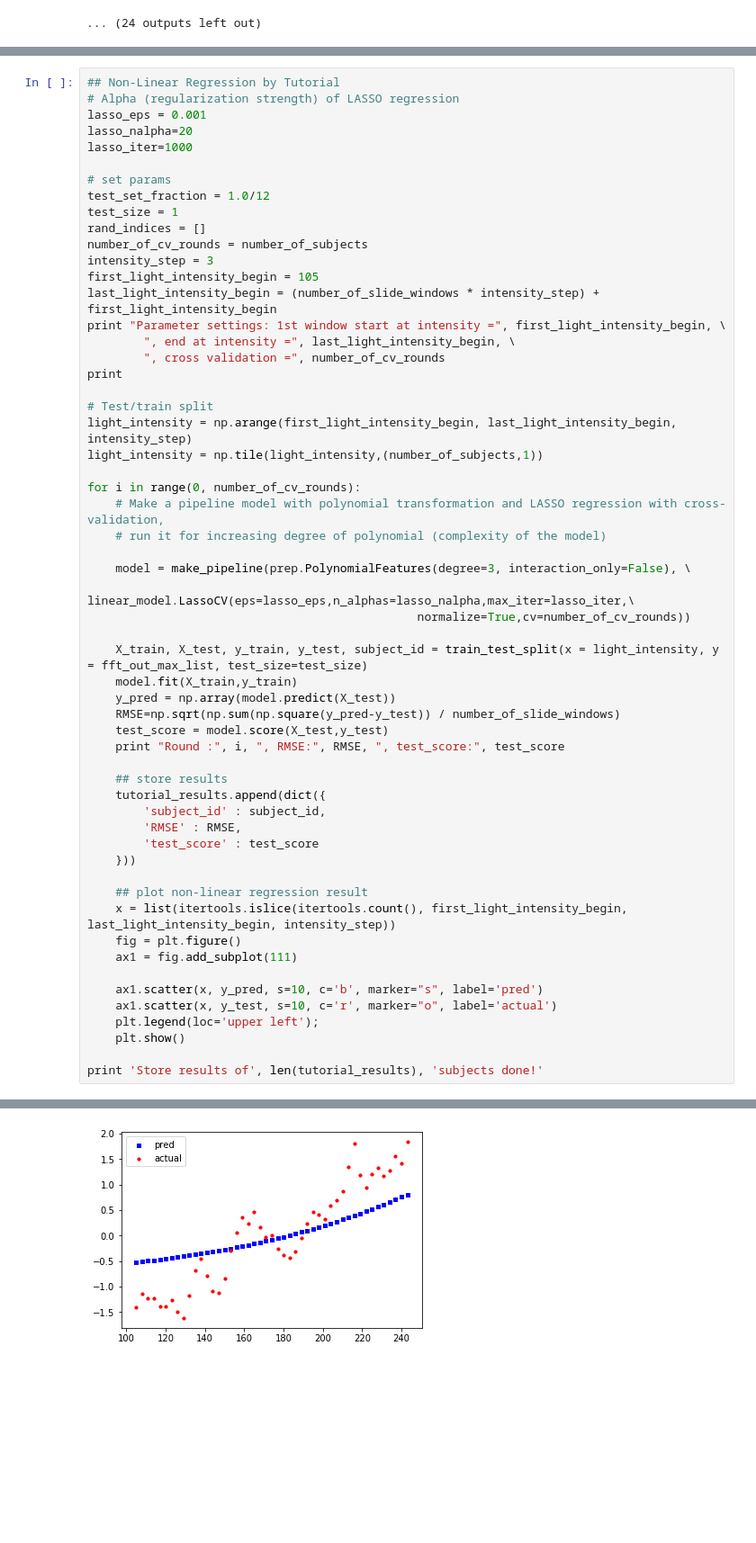
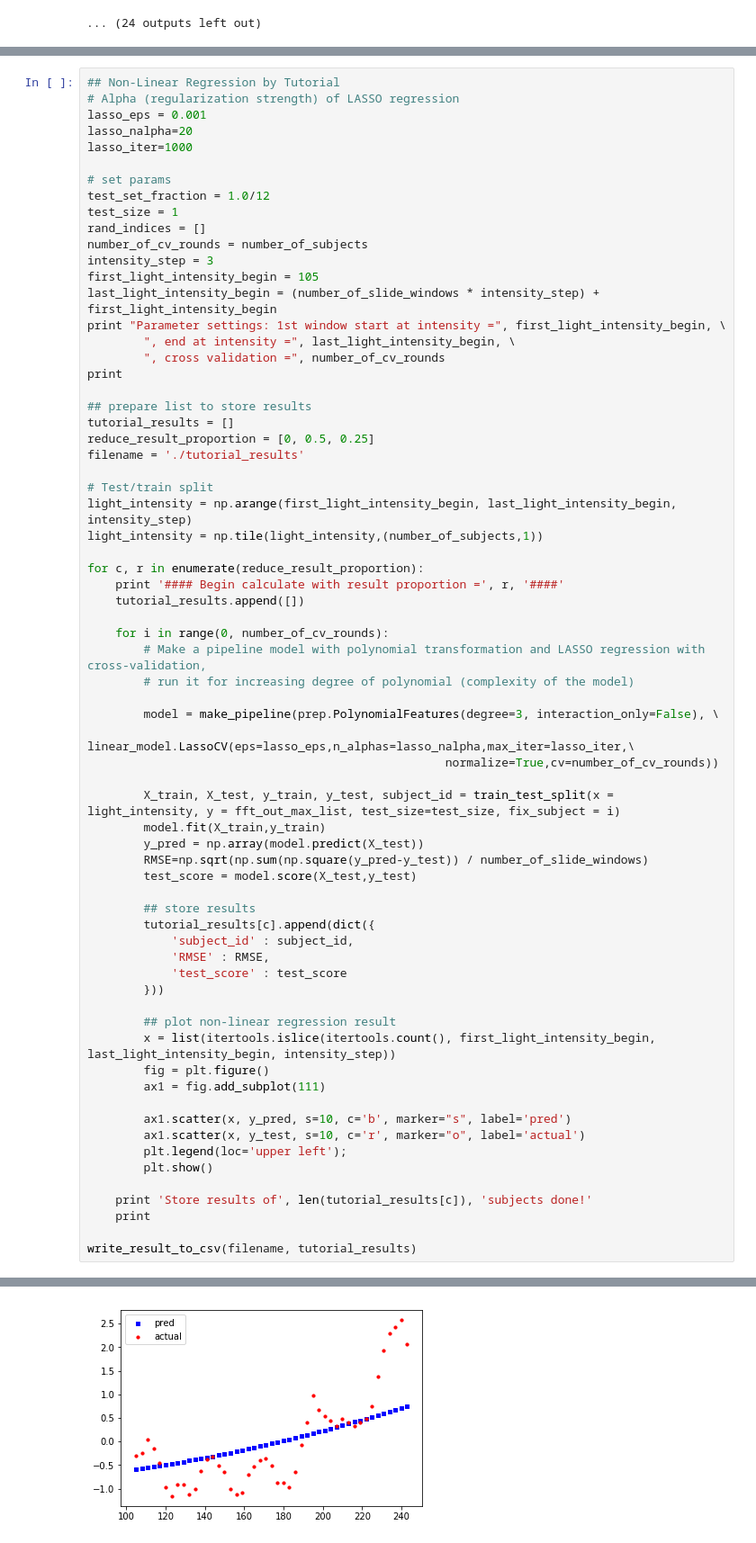
Before and after one commit to bamboojfc/SSVEP-nonLinearRegression, a Jupyter notebook: model-Copy1.ipynb, the cells around one changed output, grey strips where cells are left out. Shown at 90% size. Drawn from its saved outputs; the diff is of its cells as text; blank space fills up the shorter version.

Commit message:
write RMSE and test score to csv (for tutorial part) finish

```diff
--- a/model-Copy1.ipynb
+++ b/model-Copy1.ipynb
@@ -206,43 +229,54 @@ print "Parameter settings: 1st window start at intensity =", first_light_intensi
         ", cross validation =", number_of_cv_rounds
 print
 
+## prepare list to store results
+tutorial_results = []
+reduce_result_proportion = [0, 0.5, 0.25]
+filename = './tutorial_results'
+
 # Test/train split
 light_intensity = np.arange(first_light_intensity_begin, last_light_intensity_begin, intensity_step)
 light_intensity = np.tile(light_intensity,(number_of_subjects,1))
 
-for i in range(0, number_of_cv_rounds):
-    # Make a pipeline model with polynomial transformation and LASSO regression with cross-validation,
-    # run it for increasing degree of polynomial (complexity of the model)
+for c, r in enumerate(reduce_result_proportion):
+    print '#### Begin calculate with result proportion =', r, '####'
+    tutorial_results.append([])
 
-    model = make_pipeline(prep.PolynomialFeatures(degree=3, interaction_only=False), \
-                          linear_model.LassoCV(eps=lasso_eps,n_alphas=lasso_nalpha,max_iter=lasso_iter,\
-                                               normalize=True,cv=number_of_cv_rounds))
+    for i in range(0, number_of_cv_rounds):
+        # Make a pipeline model with polynomial transformation and LASSO regression with cross-validation,
+        # run it for increasing degree of polynomial (complexity of the model)
 
-    X_train, X_test, y_train, y_test, subject_id = train_test_split(x = light_intensity, y = fft_out_max_list, test_size=test_size)
-    model.fit(X_train,y_train)
-    y_pred = np.array(model.predict(X_test))
-    RMSE=np.sqrt(np.sum(np.square(y_pred-y_test)) / number_of_slide_windows)
-    test_score = model.score(X_test,y_test)
-    print "Round :", i, ", RMSE:", RMSE, ", test_score:", test_score
+        model = make_pipeline(prep.PolynomialFeatures(degree=3, interaction_only=False), \
+                              linear_model.LassoCV(eps=lasso_eps,n_alphas=lasso_nalpha,max_iter=lasso_iter,\
+                                                   normalize=True,cv=number_of_cv_rounds))
 
-    ## store results
-    tutorial_results.append(dict({
-        'subject_id' : subject_id,
-        'RMSE' : RMSE,
-        'test_score' : test_score
-    }))
+        X_train, X_test, y_train, y_test, subject_id = train_test_split(x = light_intensity, y = fft_out_max_list, test_size=test_size, fix_subject = i)
+        model.fit(X_train,y_train)
+        y_pred = np.array(model.predict(X_test))
+        RMSE=np.sqrt(np.sum(np.square(y_pred-y_test)) / number_of_slide_windows)
+        test_score = model.score(X_test,y_test)
 
-    ## plot non-linear regression result
-    x = list(itertools.islice(itertools.count(), first_light_intensity_begin, last_light_intensity_begin, intensity_step))
-    fig = plt.figure()
-    ax1 = fig.add_subplot(111)
+        ## store results
+        tutorial_results[c].append(dict({
+            'subject_id' : subject_id,
+            'RMSE' : RMSE,
+            'test_score' : test_score
+        }))
 
-    ax1.scatter(x, y_pred, s=10, c='b', marker="s", label='pred')
-    ax1.scatter(x, y_test, s=10, c='r', marker="o", label='actual')
-    plt.legend(loc='upper left');
-    plt.show()
+        ## plot non-linear regression result
+        x = list(itertools.islice(itertools.count(), first_light_intensity_begin, last_light_intensity_begin, intensity_step))
+        fig = plt.figure()
+        ax1 = fig.add_subplot(111)
 
-print 'Store results of', len(tutorial_results), 'subjects done!'
+        ax1.scatter(x, y_pred, s=10, c='b', marker="s", label='pred')
+        ax1.scatter(x, y_test, s=10, c='r', marker="o", label='actual')
+        plt.legend(loc='upper left');
+        plt.show()
+
+    print 'Store results of', len(tutorial_results[c]), 'subjects done!'
+    print
+
+write_result_to_csv(filename, tutorial_results)
 # %% [output]
 Parameter settings: 1st window start at intensity = 105 , end at intensity = 246 , cross validation = 12
 
@@ -251 +285 @@ Round : 0 , RMSE: 7.359842155739095 , test_score: 0.5752342618246938
-[figure, old version]
+[figure, new version]
```
Also changed, not shown: parts of 7 cells of this notebook, 3 other files.
